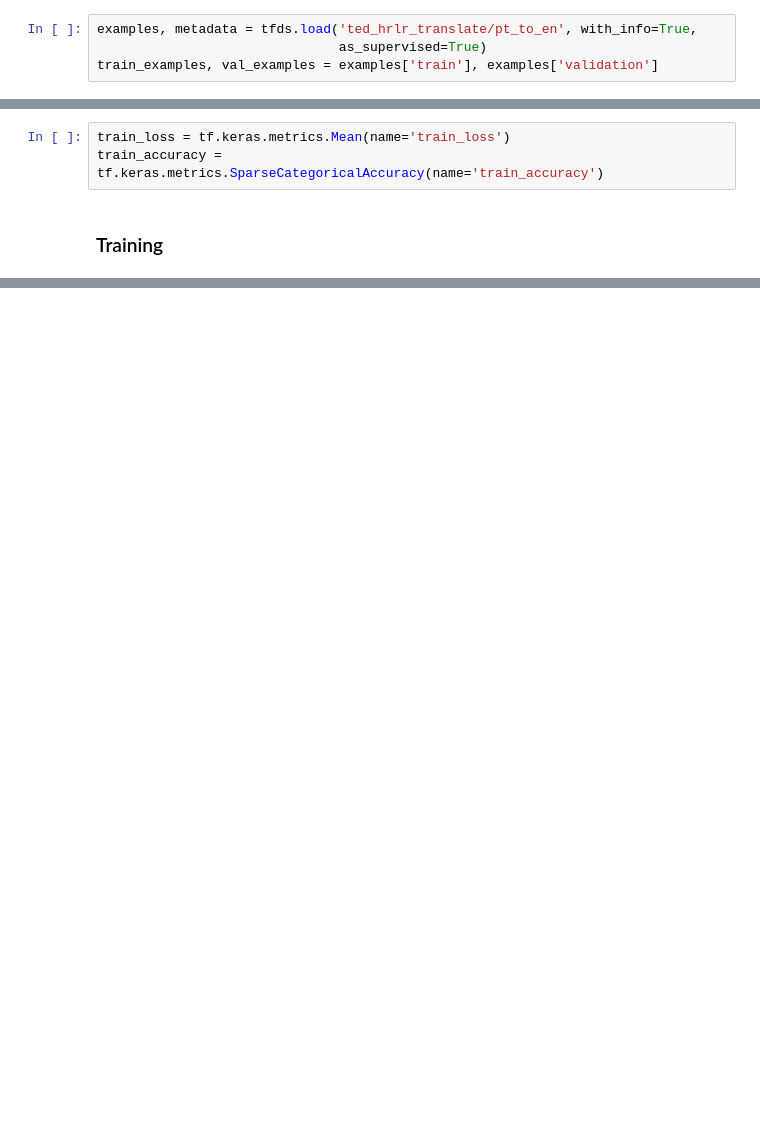
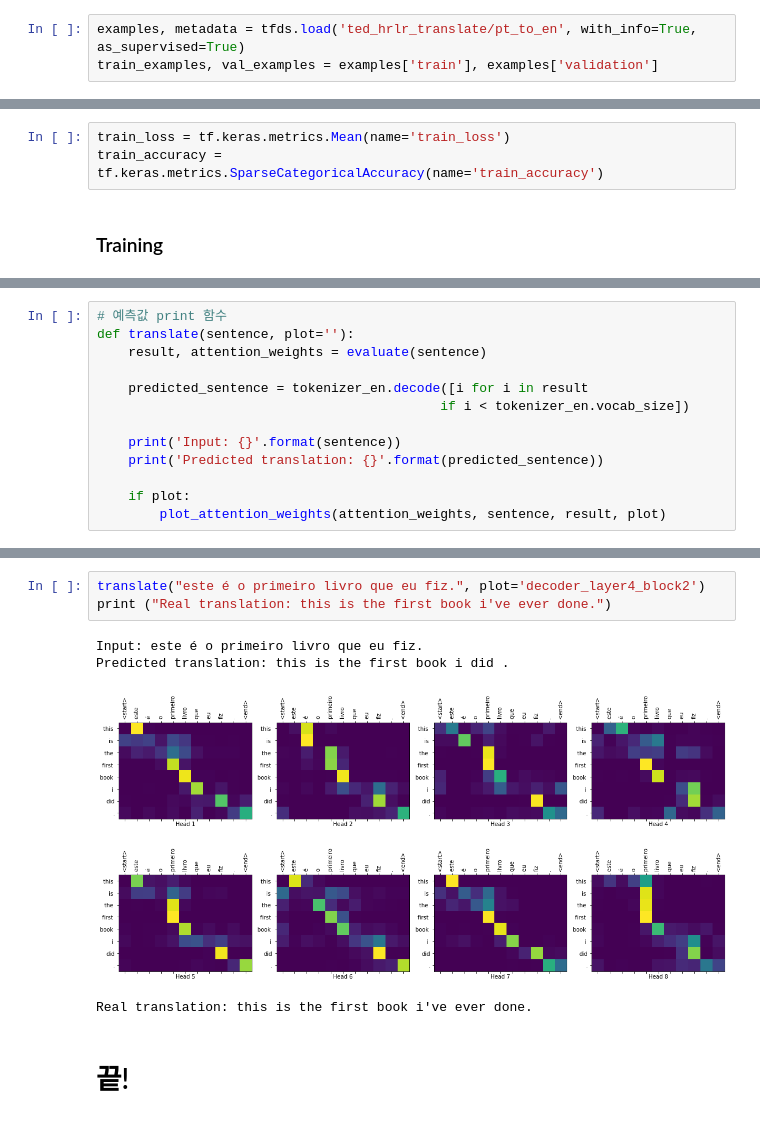
Before and after one commit to paper-cat/deep_learning_study_notebooks, a Jupyter notebook: NLP/Transformer_language_understanding.ipynb, the cells around one changed output, grey strips where cells are left out. Drawn from its saved outputs; the diff is of its cells as text; blank space fills up the shorter version.

```diff
--- a/NLP/Transformer_language_understanding.ipynb
+++ b/NLP/Transformer_language_understanding.ipynb
@@ -54,7 +53,6 @@ TFDS 에서 포르투갈어 - 영어 번역 데이터를 가져옵니다.
 
 약 50000개의 학습 데이터와 1100개의 검증 데이터, 2000개의 테스트 데이터가 있습니다.
 # %%
-examples, metadata = tfds.load('ted_hrlr_translate/pt_to_en', with_info=True,
-                               as_supervised=True)
+examples, metadata = tfds.load('ted_hrlr_translate/pt_to_en', with_info=True, as_supervised=True)
 train_examples, val_examples = examples['train'], examples['validation']
 # %% [output]
@@ -1035,0 +1165,13 @@ KeyboardInterrupt:
+# %%
+# 예측값 print 함수
+def translate(sentence, plot=''):
+    result, attention_weights = evaluate(sentence)
+
+    predicted_sentence = tokenizer_en.decode([i for i in result
+                                            if i < tokenizer_en.vocab_size])
+
+    print('Input: {}'.format(sentence))
+    print('Predicted translation: {}'.format(predicted_sentence))
+
+    if plot:
+        plot_attention_weights(attention_weights, sentence, result, plot)
@@ -1035,0 +1199,10 @@ KeyboardInterrupt:
+# %%
+translate("este é o primeiro livro que eu fiz.", plot='decoder_layer4_block2')
+print ("Real translation: this is the first book i've ever done.")
+# %% [output]
+Input: este é o primeiro livro que eu fiz.
+Predicted translation: this is the first book i did .
+[figure, added]
+Real translation: this is the first book i've ever done.
+# %% [markdown]
+# 끝!
```
Also changed, not shown: parts of 25 cells of this notebook, 1 other file.
